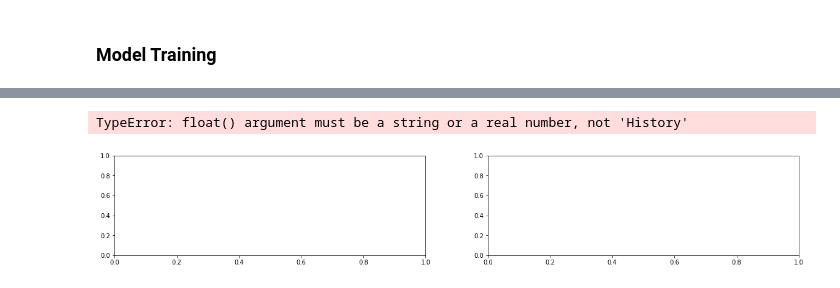
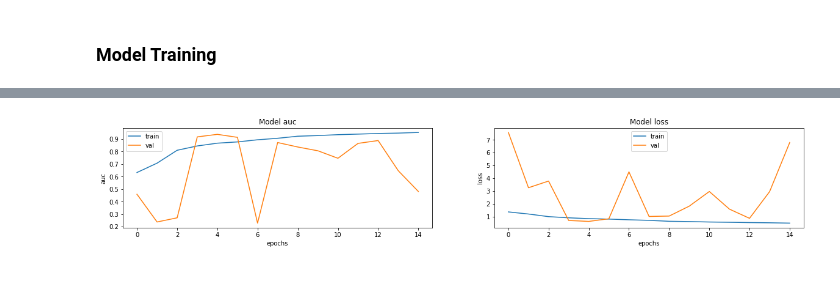
Before and after one commit to Aytijha/BRAIN.MRI, a Jupyter notebook: engine.ipynb, the cells around one changed output, grey strips where cells are left out. Saved outputs shown, nothing was run; the diff lists cells and outputs as text; code cells hidden in the pictures.

Commit message:
model training

```diff
--- a/engine.ipynb
+++ b/engine.ipynb
@@ -209,6 +196,6 @@ _________________________________________________________________
 # %% [markdown]
 ### Model Training
 # %%
-history = model.fit(train_data, train_labels, epochs=50, validation_split=0.2, callbacks=[checkpoint_cb, early_stopping_cb, lr_scheduler])
+history = model.fit(train_data, train_labels, epochs=50, validation_split=0.2)
 # %% [output]
 Epoch 1/50
@@ -215,17 +218,16 @@ Epoch 1/50
 # %%
 fig, ax = plt.subplots(1, 2, figsize=(20, 3))
 ax = ax.ravel()
 
-for i, met in enumerate(['auc', 'loss']):
+for i, met in enumerate(['auc', 'loss', 'acc']):
     ax[i].plot(history.history[met])
     ax[i].plot(history.history['val_' + met])
     ax[i].set_title('Model {}'.format(met))
     ax[i].set_xlabel('epochs')
     ax[i].set_ylabel(met)
     ax[i].legend(['train', 'val'])
 # %% [output]
-TypeError: float() argument must be a string or a real number, not 'History'
-[figure, old version]
+[figure, new version]
 # %%
 test_data = tf.keras.preprocessing.image_dataset_from_directory(
     "Alzheimer_s Dataset/test",
```
Also changed, not shown: parts of 5 cells of this notebook.
